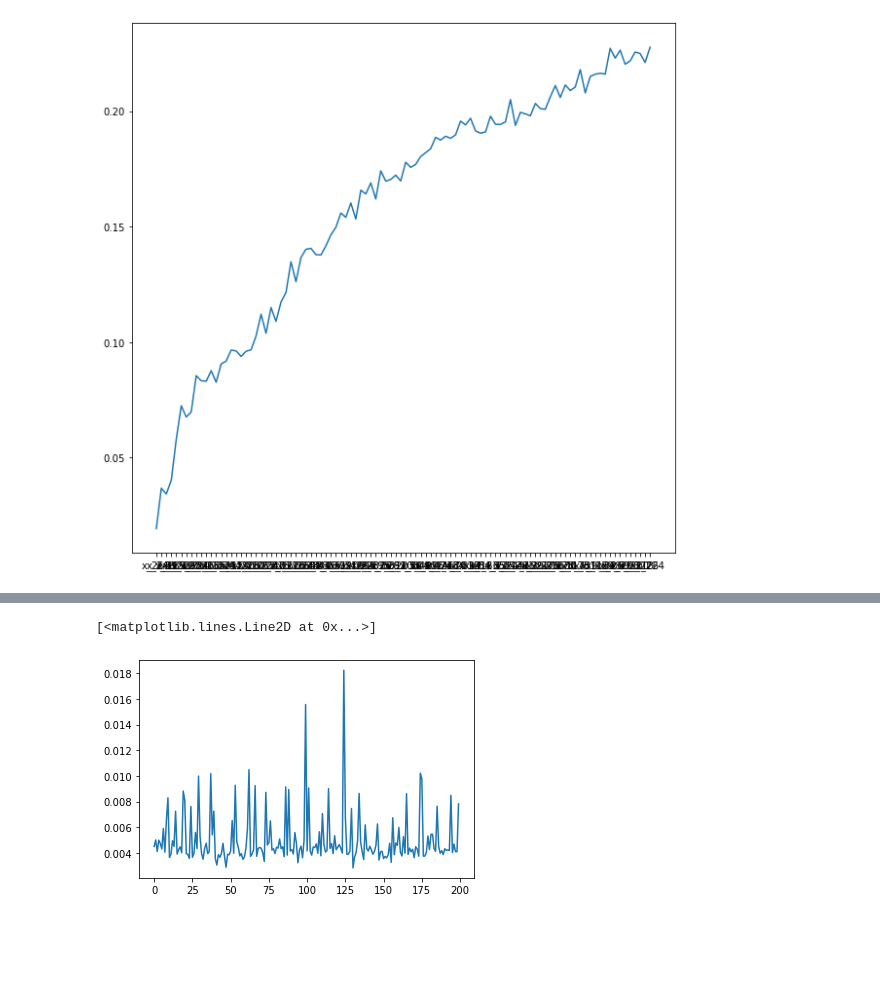
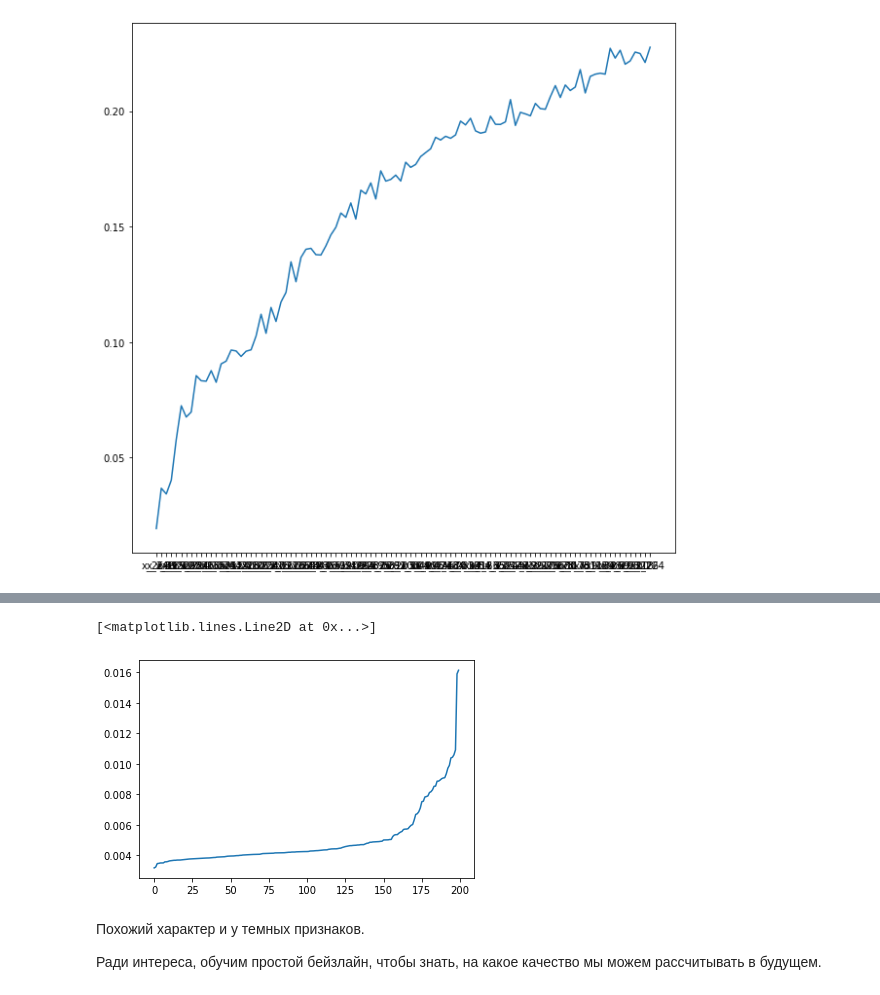
Before and after one commit to Sergey-Tkachenko/MachineLearningSeminars, a Jupyter notebook: hometask/hometask_kaggle/Analysis.ipynb, the cells around one changed output, grey strips where cells are left out. Saved outputs shown, nothing was run; the diff lists cells and outputs as text; code cells hidden in the pictures; blank space fills up the shorter version.

```diff
--- a/hometask/hometask_kaggle/Analysis.ipynb
+++ b/hometask/hometask_kaggle/Analysis.ipynb
@@ -213,8 +258,12 @@ weighted avg       0.64      0.64      0.64     18000
 # %%
-plt.plot(model.feature_importances_)
+plt.plot(np.sort(model.feature_importances_))
 # %% [output]
 [<matplotlib.lines.Line2D at 0x...>]
-[figure, old version]
+[figure, new version]
+# %% [markdown]
+Похожий характер и у темных признаков.
+
+Ради интереса, обучим простой бейзлайн, чтобы знать, на какое качество мы можем рассчитывать в будущем.
 # %%
 X_train, X_val, Y_train, Y_val = train_test_split(x_train, y_train, test_size=0.2)
 
```
Also changed, not shown: parts of 21 cells of this notebook, 1 other file.
